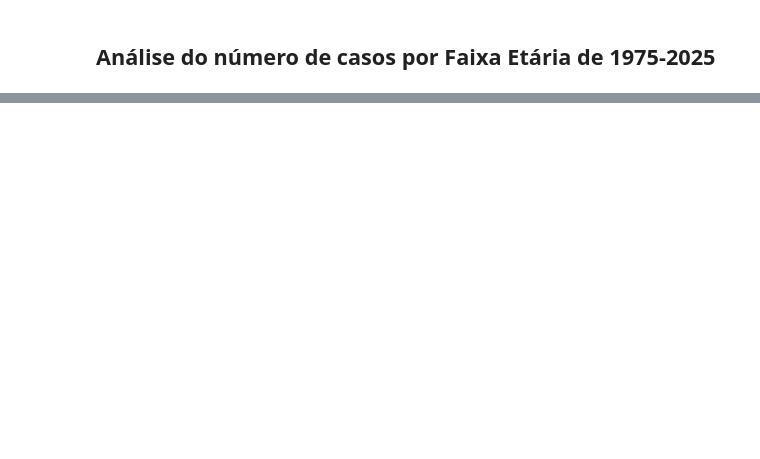
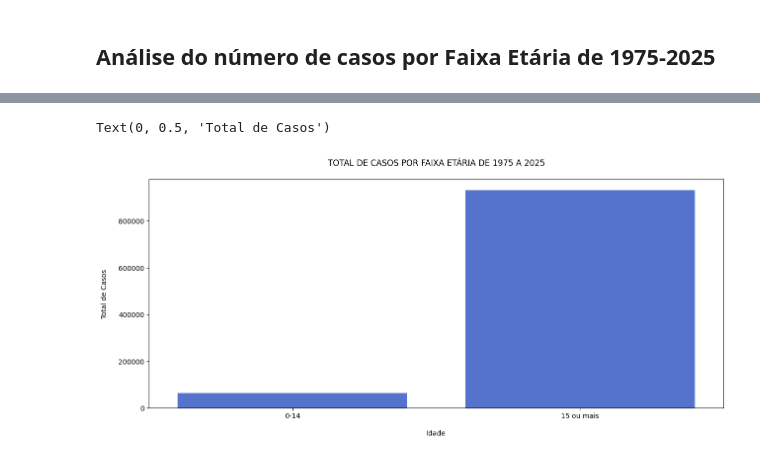
Before and after one commit to keyscarvalho/hanseniase_brasil, a Jupyter notebook: analises.ipynb, the cells around one changed output, grey strips where cells are left out. Saved outputs shown, nothing was run; the diff lists cells and outputs as text; code cells hidden in the pictures; blank space fills up the shorter version.

```diff
--- a/analises.ipynb
+++ b/analises.ipynb
@@ -175,0 +180,32 @@ plt.tight_layout()
+# %%
+# renomeando colunas
+df.rename(columns={'Ano Diagnóstico' : 'ano_diagnostico', '0 a 14 anos' : '0-14', '15 anos e mais' : '15 ou mais' }, inplace=True)
+# %%
+# filtrando dados
+df = (
+    df[df['ano_diagnostico'] != '<1975']
+      .drop(columns=['IGN', 'Total'])
+      .replace('-', 0)
+)
+# %%
+# transforma as colunas idade em uma única coluna
+df_long = df.melt(id_vars='ano_diagnostico',
+                  var_name='idade',
+                  value_name='casos')
+# %%
+# converter os casos para tipo numérico
+df_long['casos'] = pd.to_numeric(df_long['casos'], errors='coerce')
+
+# agrupar e somar os casos
+df_total = df_long.groupby('idade')['casos'].sum().reset_index()
+# %%
+# visualização total de casos por faixa etária
+plt.figure(figsize=(15,6))
+sns.barplot(data=df_total, x='idade', y='casos', color='royalblue')
+
+plt.title('TOTAL DE CASOS POR FAIXA ETÁRIA DE 1975 A 2025', pad=20)
+plt.xlabel('Idade', labelpad=15)
+plt.ylabel('Total de Casos', labelpad=15)
+# %% [output]
+Text(0, 0.5, 'Total de Casos')
+[figure, added]
```
Also changed, not shown: parts of 20 cells of this notebook.
